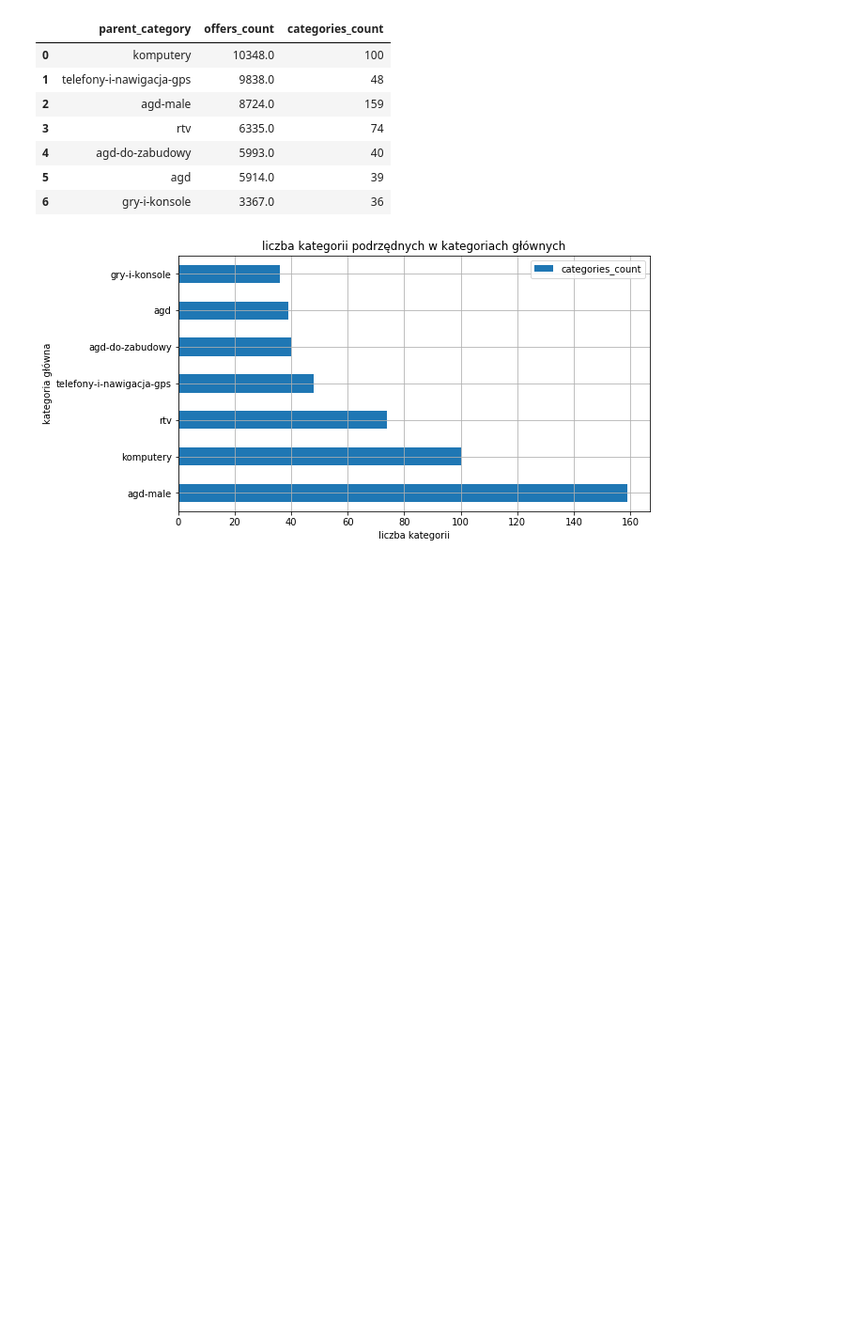
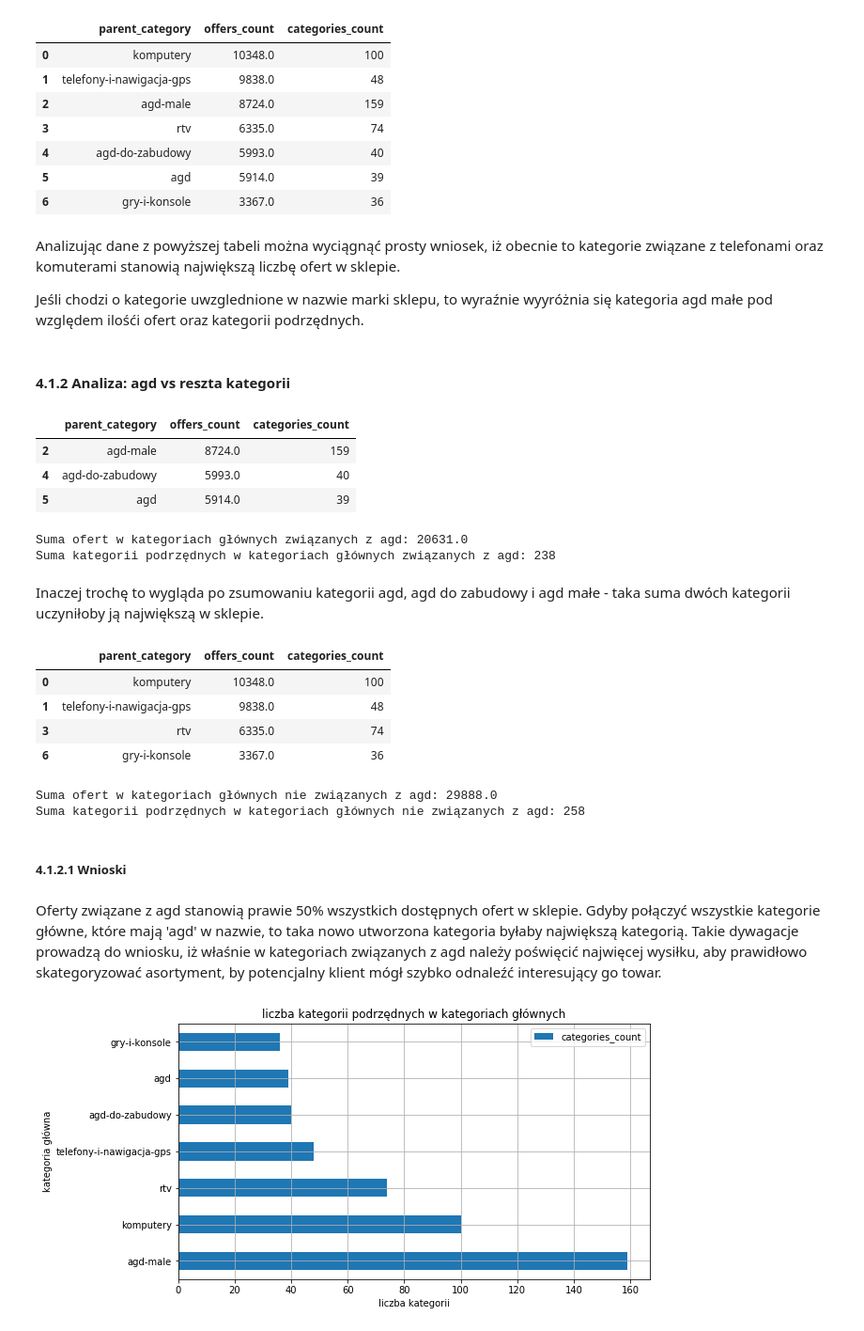
Before and after one commit to grzegorzpokorski/nocna-promocja-euro.com.pl, a Jupyter notebook: categories_analysis.ipynb, the cells around one changed output. Shown: that part at 94% size. Cells and saved outputs as stored; diff of their text form; code cells hidden in the pictures; blank space fills up the shorter version.

Commit message:
analiza kategorii głównych

```diff
--- a/categories_analysis.ipynb
+++ b/categories_analysis.ipynb
@@ -69,6 +71,55 @@ parent_categories_summary
 | 4 | agd-do-zabudowy | 5993.0 | 40 |
 | 5 | agd | 5914.0 | 39 |
 | 6 | gry-i-konsole | 3367.0 | 36 |
+# %% [markdown]
+<p>
+    Analizując dane z powyższej tabeli można wyciągnąć prosty wniosek, iż obecnie to kategorie związane z telefonami oraz komuterami stanowią największą liczbę ofert w sklepie.
+</p>
+<p>
+    Jeśli chodzi o kategorie uwzglednione w nazwie marki sklepu, to wyraźnie wyyróżnia się kategoria agd małe pod względem ilośći ofert oraz kategorii podrzędnych.
+    </p>
+# %% [markdown]
+#### 4.1.2 Analiza: agd vs reszta kategorii
+# %%
+only_within_agd = parent_categories_summary[parent_categories_summary.parent_category.str.contains('agd')]
+without_agd = parent_categories_summary[~parent_categories_summary.parent_category.str.contains('agd')]
+# %%
+only_within_agd
+# %% [output]
+|  | parent_category | offers_count | categories_count |
+| 2 | agd-male | 8724.0 | 159 |
+| 4 | agd-do-zabudowy | 5993.0 | 40 |
+| 5 | agd | 5914.0 | 39 |
+# %%
+print(f'Suma ofert w kategoriach głównych związanych z agd: {only_within_agd.offers_count.sum()}')
+print(f'Suma kategorii podrzędnych w kategoriach głównych związanych z agd: {only_within_agd.categories_count.sum()}')
+# %% [output]
+Suma ofert w kategoriach głównych związanych z agd: 20631.0
+Suma kategorii podrzędnych w kategoriach głównych związanych z agd: 238
+# %% [markdown]
+<p>
+Inaczej trochę to wygląda po zsumowaniu kategorii agd, agd do zabudowy i agd małe - taka suma dwóch kategorii uczyniłoby ją największą w sklepie.
+</p>
+# %%
+without_agd
+# %% [output]
+|  | parent_category | offers_count | categories_count |
+| 0 | komputery | 10348.0 | 100 |
+| 1 | telefony-i-nawigacja-gps | 9838.0 | 48 |
+| 3 | rtv | 6335.0 | 74 |
+| 6 | gry-i-konsole | 3367.0 | 36 |
+# %%
+print(f'Suma ofert w kategoriach głównych nie związanych z agd: {without_agd.offers_count.sum()}')
+print(f'Suma kategorii podrzędnych w kategoriach głównych nie związanych z agd: {without_agd.categories_count.sum()}')
+# %% [output]
+Suma ofert w kategoriach głównych nie związanych z agd: 29888.0
+Suma kategorii podrzędnych w kategoriach głównych nie związanych z agd: 258
+# %% [markdown]
+##### 4.1.2.1 Wnioski
+# %% [markdown]
+<p>
+Oferty związane z agd stanowią prawie 50% wszystkich dostępnych ofert w sklepie. Gdyby połączyć wszystkie kategorie główne, które mają 'agd' w nazwie, to taka nowo utworzona kategoria byłaby największą kategorią. Takie dywagacje prowadzą do wniosku, iż właśnie w kategoriach związanych z agd należy poświęcić najwięcej wysiłku, aby prawidłowo skategoryzować asortyment, by potencjalny klient mógł szybko odnaleźć interesujący go towar.
+</p>
 # %%
 parent_categories_summary[['parent_category','categories_count']].set_index('parent_category').sort_values(by='categories_count', ascending=False).plot.barh(figsize=(9,5))
 plt.title('liczba kategorii podrzędnych w kategoriach głównych')
```
Also changed, not shown: parts of 1 cell of this notebook.
